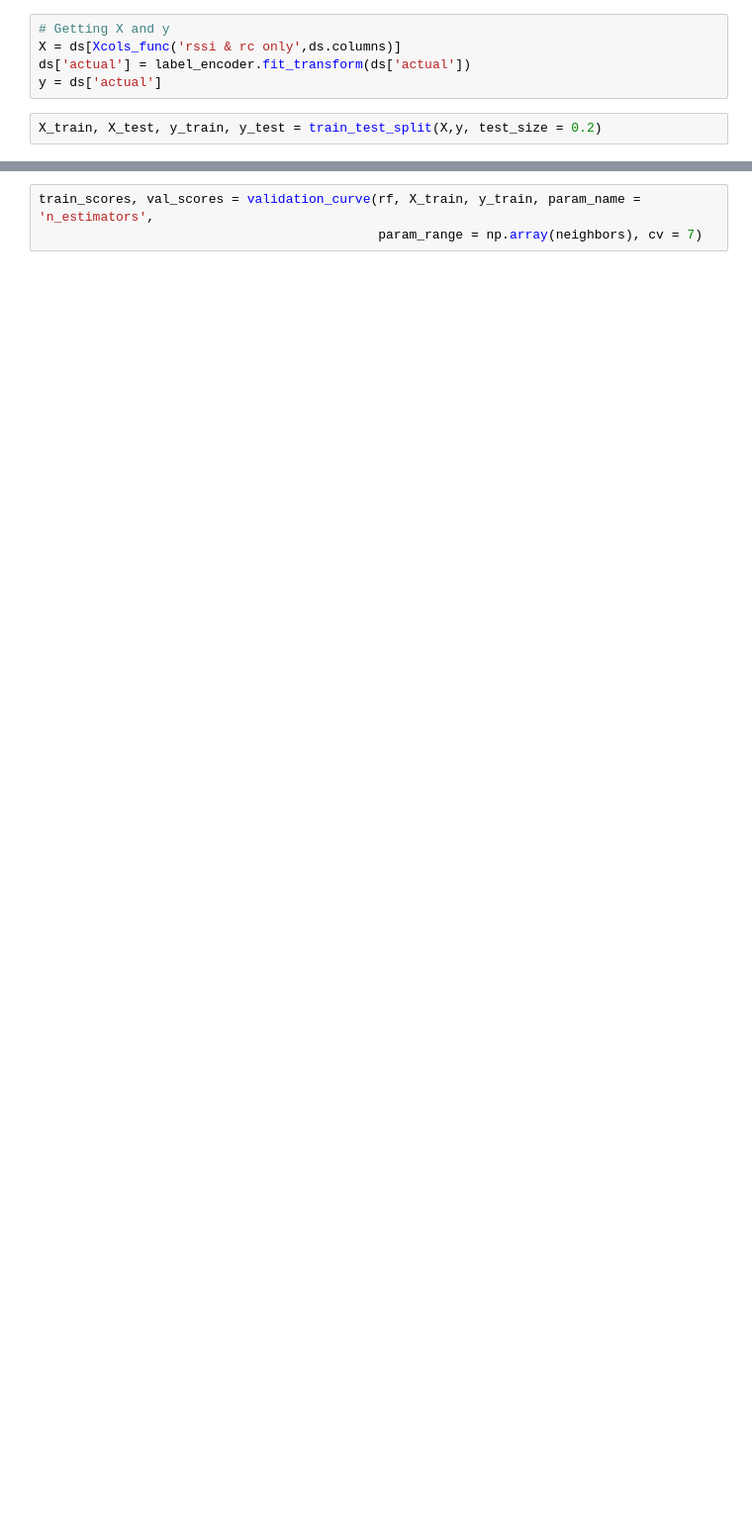
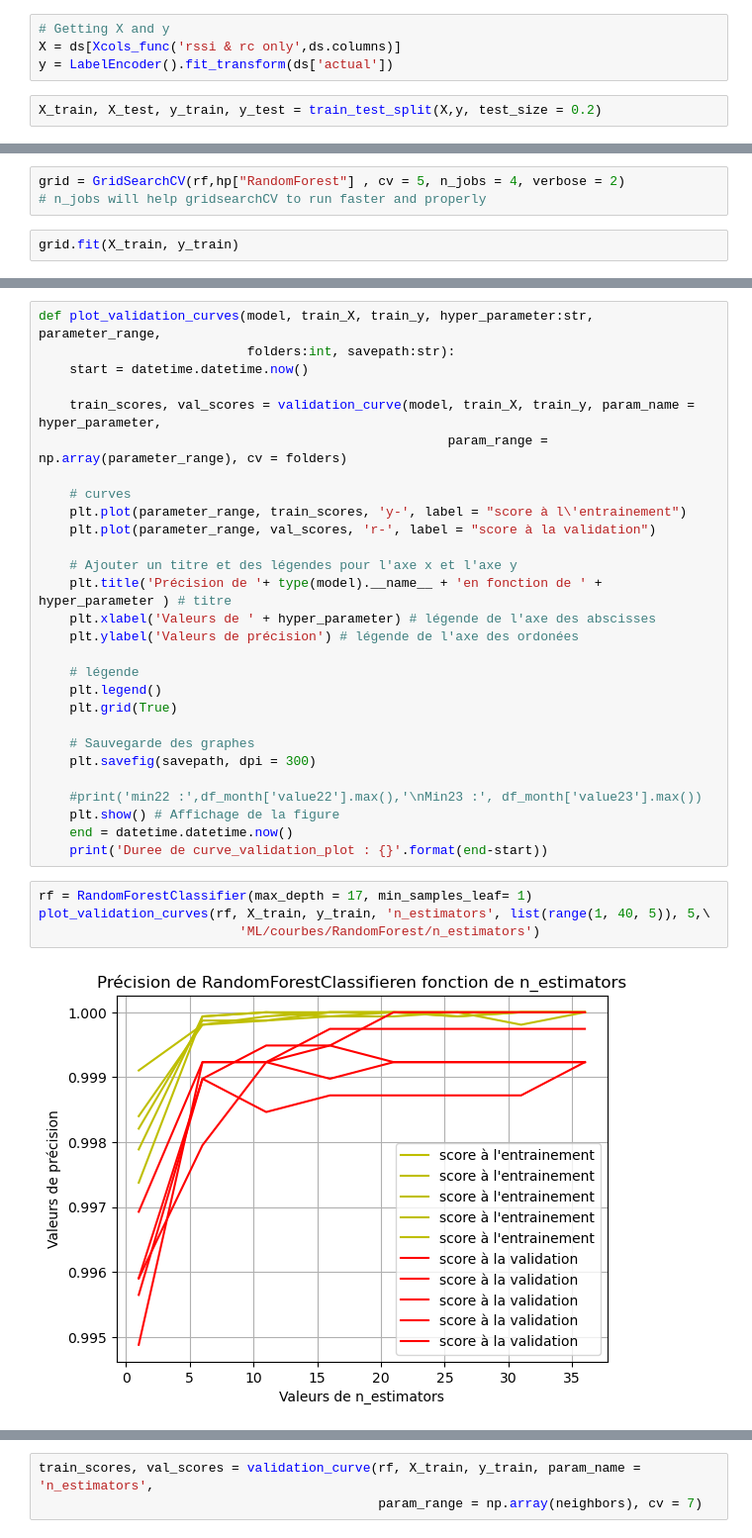
Before and after one commit to oceanelinxi/Projet_RFID, a Jupyter notebook: generateur des courbes.ipynb, the cells around one changed output, grey strips where cells are left out. Shown at 99% size. Drawn from its saved outputs; the diff is of its cells as text; blank space fills up the shorter version.

Commit message:
Courbes de precision

```diff
--- a/generateur des courbes.ipynb
+++ b/generateur des courbes.ipynb
@@ -266,7 +263,6 @@ ds = dataset(data[0],data[1],data[2])
 # %%
 # Getting X and y
 X = ds[Xcols_func('rssi & rc only',ds.columns)]
-ds['actual'] = label_encoder.fit_transform(ds['actual'])
-y = ds['actual']
+y = LabelEncoder().fit_transform(ds['actual'])
 # %%
 X_train, X_test, y_train, y_test = train_test_split(X,y, test_size = 0.2)
@@ -272,0 +279,5 @@ X_train, X_test, y_train, y_test = train_test_split(X,y, test_size = 0.2)
+# %%
+grid = GridSearchCV(rf,hp["RandomForest"] , cv = 5, n_jobs = 4, verbose = 2)
+# n_jobs will help gridsearchCV to run faster and properly
+# %%
+grid.fit(X_train, y_train)
@@ -272,0 +299,34 @@ X_train, X_test, y_train, y_test = train_test_split(X,y, test_size = 0.2)
+# %%
+def plot_validation_curves(model, train_X, train_y, hyper_parameter:str, parameter_range,
+                           folders:int, savepath:str):
+    start = datetime.datetime.now()
+
+    train_scores, val_scores = validation_curve(model, train_X, train_y, param_name = hyper_parameter,
+                                                     param_range = np.array(parameter_range), cv = folders)
+
+    # curves
+    plt.plot(parameter_range, train_scores, 'y-', label = "score à l\'entrainement")
+    plt.plot(parameter_range, val_scores, 'r-', label = "score à la validation")
+
+    # Ajouter un titre et des légendes pour l'axe x et l'axe y
+    plt.title('Précision de '+ type(model).__name__ + 'en fonction de ' + hyper_parameter ) # titre
+    plt.xlabel('Valeurs de ' + hyper_parameter) # légende de l'axe des abscisses
+    plt.ylabel('Valeurs de précision') # légende de l'axe des ordonées
+
+    # légende
+    plt.legend()
+    plt.grid(True)
+
+    # Sauvegarde des graphes
+    plt.savefig(savepath, dpi = 300)
+
+    #print('min22 :',df_month['value22'].max(),'\nMin23 :', df_month['value23'].max())
+    plt.show() # Affichage de la figure
+    end = datetime.datetime.now()
+    print('Duree de curve_validation_plot : {}'.format(end-start))
+# %%
+rf = RandomForestClassifier(max_depth = 17, min_samples_leaf= 1)
+plot_validation_curves(rf, X_train, y_train, 'n_estimators', list(range(1, 40, 5)), 5,\
+                          'ML/courbes/RandomForest/n_estimators')
+# %% [output]
+[figure, added]
```
Also changed, not shown: parts of 27 cells of this notebook, 3 other files.
